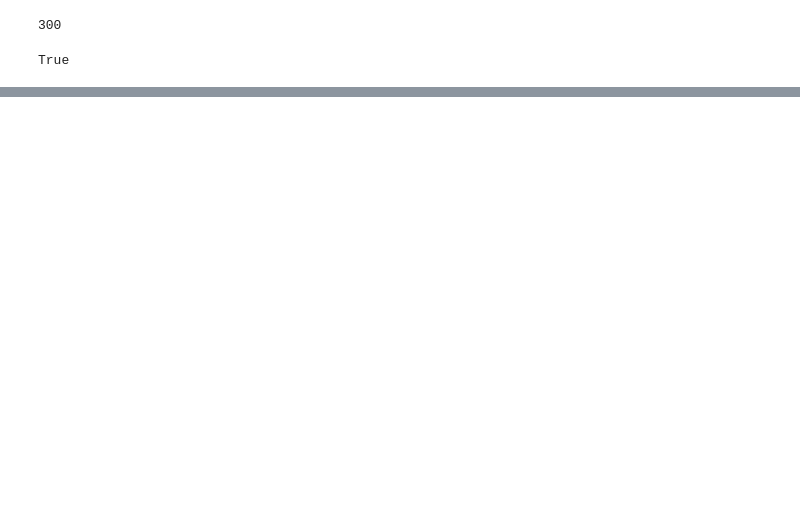
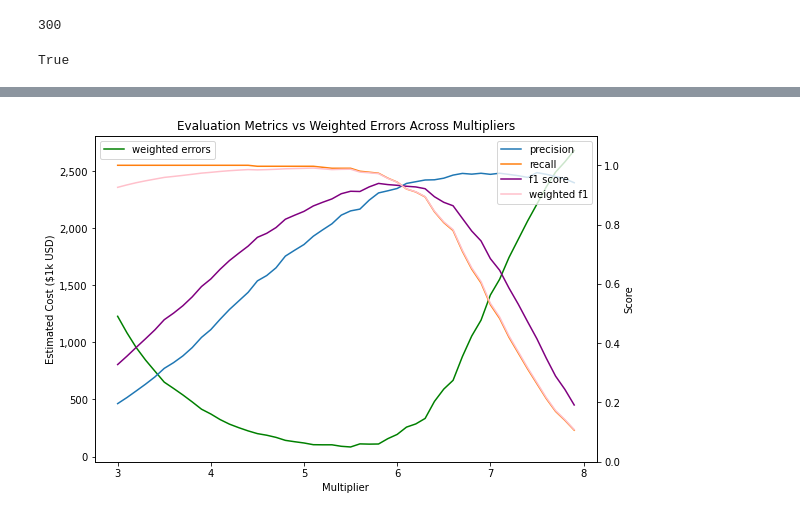
Before and after one commit to yisoonshin/Cream, a Jupyter notebook: Sandbox.ipynb, the cells around one changed output, grey strips where cells are left out. Saved outputs shown, nothing was run; the diff lists cells and outputs as text; code cells hidden in the pictures; blank space fills up the shorter version.

```diff
--- a/Sandbox.ipynb
+++ b/Sandbox.ipynb
@@ -147,0 +178,4 @@ df.iloc[0,:].magnitude
+# %%
+eval_df = pd.read_csv('simulation_scores.csv')
+FN_ratio = 50
+eval_df.head()
@@ -147,0 +189,7 @@ df.iloc[0,:].magnitude
+# %%
+eval_df['weighted_fn'] = eval_df.false_negatives * 10
+eval_df['total_weighted_errors'] = eval_df.false_positives + eval_df.weighted_fn
+eval_df['weighted_f1'] = (1 + FN_ratio) * (eval_df.precision * eval_df.recall) / \
+    ((eval_df.precision * FN_ratio) + eval_df.recall)
+
+eval_df.head()
@@ -147,0 +203,25 @@ df.iloc[0,:].magnitude
+# %%
+# Compare it to our evaluation metrics.
+
+fig, ax = plt.subplots()
+fig = plt.gcf()
+fig.set_size_inches(9, 6)
+sns.lineplot(x='multiplier', y='total_weighted_errors', data=eval_df, label='weighted errors', color='green', legend=False)
+ax.set_ylabel('Estimated Cost ($1k USD)')
+ax.get_yaxis().set_major_formatter(plt.FuncFormatter(lambda x, loc: "{:,}".format(int(x))))
+ax.set_xlabel('Multiplier')
+
+ax2 = ax.twinx()
+sns.lineplot(x='multiplier', y='precision', ax=ax2, data=eval_df, label='precision', legend=False)
+sns.lineplot(x='multiplier', y='recall', ax=ax2, data=eval_df, label='recall', legend=False)
+sns.lineplot(x='multiplier', y='f1_score', ax=ax2, data=eval_df, label='f1 score', legend=False, color='purple')
+sns.lineplot(x='multiplier', y='weighted_f1', ax=ax2, data=eval_df, label='weighted f1', legend=False, color='pink')
+
+ax2.set_ylabel('Score')
+ax2.set_ylim(0,1.1)
+plt.legend(loc='upper right')
+
+plt.title('Evaluation Metrics vs Weighted Errors Across Multipliers')
+plt.show()
+# %% [output]
+[figure, added]
```
Also changed, not shown: parts of 11 cells of this notebook, 3 other files.
